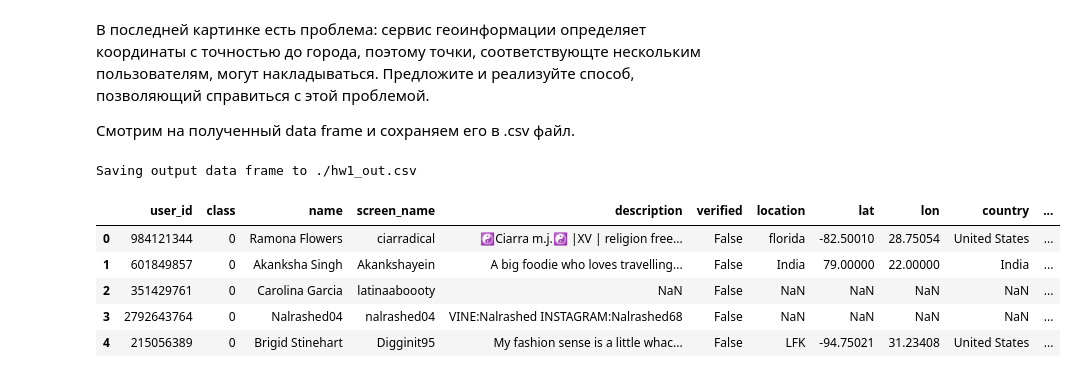
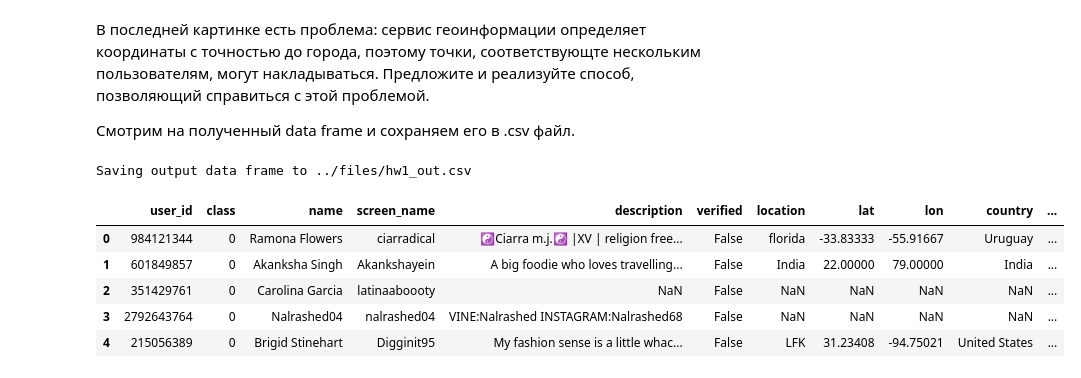
Before and after one commit to feldsherov/techsphere_DM, a Jupyter notebook: lecture-1/homework-1.ipynb, the cells around one changed output. Saved outputs shown, nothing was run; the diff lists cells and outputs as text; code cells hidden in the pictures.

```diff
--- a/lecture-1/homework-1.ipynb
+++ b/lecture-1/homework-1.ipynb
@@ -158,7 +158,7 @@ def get_coordinates_by_location(location):
         return (None, None, None)
 
     first_match = data["geonames"][0]
-    return (float(first_match["lng"]), float(first_match["lat"]), first_match["countryName"])
+    return (float(first_match["lat"]), float(first_match["lng"]), first_match["countryName"])
 
 print get_coordinates_by_location("Irvine, CA") #check call
 # %% [output]
@@ -336,15 +350,15 @@ pl.show()
 
 Смотрим на полученный data frame и сохраняем его в .csv файл.
 # %%
-OUT_FILE_PATH = "./hw1_out.csv"
+OUT_FILE_PATH = "../files/hw1_out.csv"
 print "Saving output data frame to %s" % OUT_FILE_PATH
 df_full.to_csv(OUT_FILE_PATH, sep="\t", index=False, encoding="utf-8", quoting=csv.QUOTE_NONNUMERIC)
 df_full.head()
 # %% [output]
-Saving output data frame to ./hw1_out.csv
+Saving output data frame to ../files/hw1_out.csv
 |  | user_id | class | name | screen_name | description | verified | location | lat | lon | country | ... |
-| 0 | 984121344 | 0 | Ramona Flowers | ciarradical | ☯Ciarra m.j.☯ |XV | religion free... | False | florida | -82.50010 | 28.75054 | United States | ... |
-| 1 | 601849857 | 0 | Akanksha Singh | Akankshayein | A big foodie who loves travelling... | False | India | 79.00000 | 22.00000 | India | ... |
+| 0 | 984121344 | 0 | Ramona Flowers | ciarradical | ☯Ciarra m.j.☯ |XV | religion free... | False | florida | -33.83333 | -55.91667 | Uruguay | ... |
+| 1 | 601849857 | 0 | Akanksha Singh | Akankshayein | A big foodie who loves travelling... | False | India | 22.00000 | 79.00000 | India | ... |
 | 2 | 351429761 | 0 | Carolina Garcia | latinaaboooty | NaN | False | NaN | NaN | NaN | NaN | ... |
 | 3 | 2792643764 | 0 | Nalrashed04 | nalrashed04 | VINE:Nalrashed INSTAGRAM:Nalrashed68 | False | NaN | NaN | NaN | NaN | ... |
-| 4 | 215056389 | 0 | Brigid Stinehart | Digginit95 | My fashion sense is a little whac... | False | LFK | -94.75021 | 31.23408 | United States | ... |
+| 4 | 215056389 | 0 | Brigid Stinehart | Digginit95 | My fashion sense is a little whac... | False | LFK | 31.23408 | -94.75021 | United States | ... |
```
Also changed, not shown: parts of 4 cells of this notebook, 1 other file.
